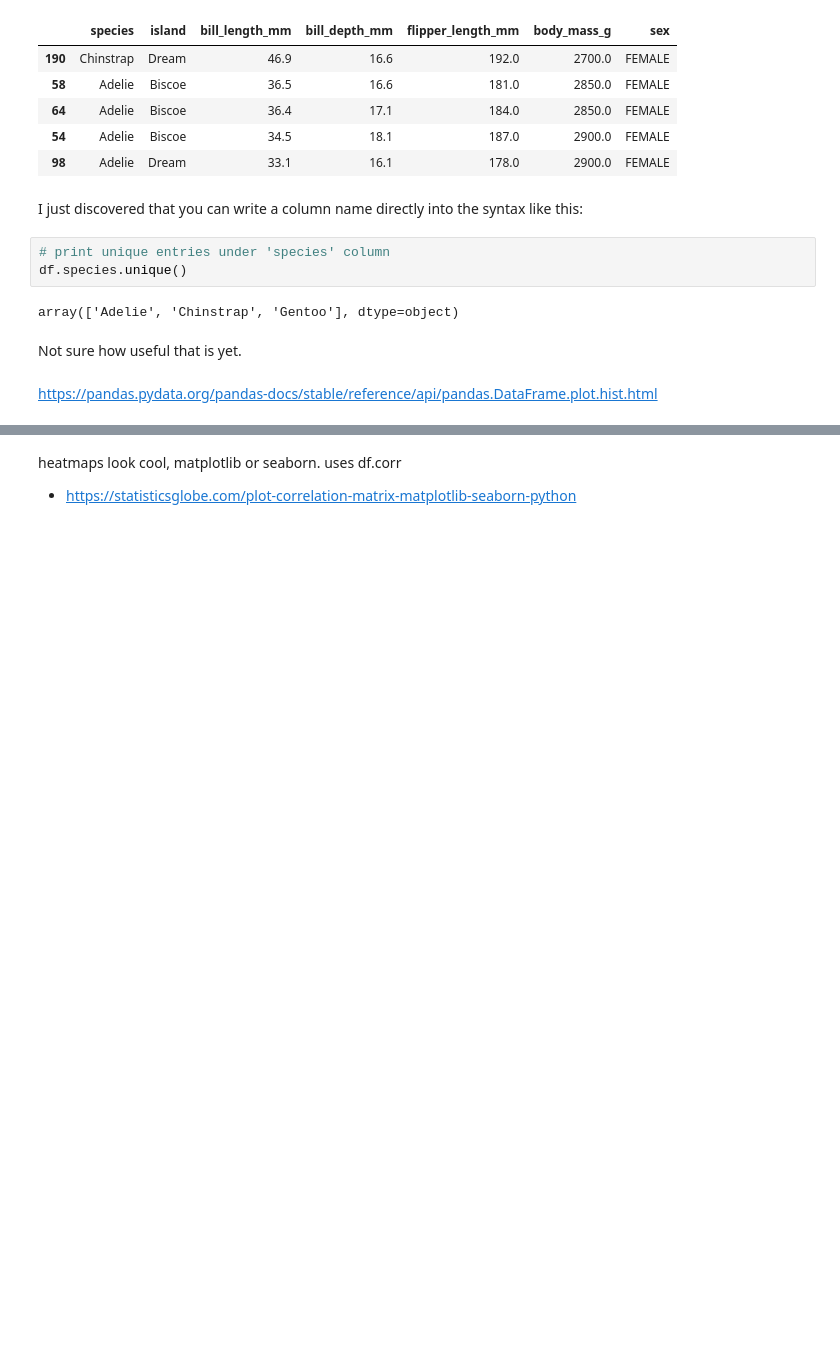
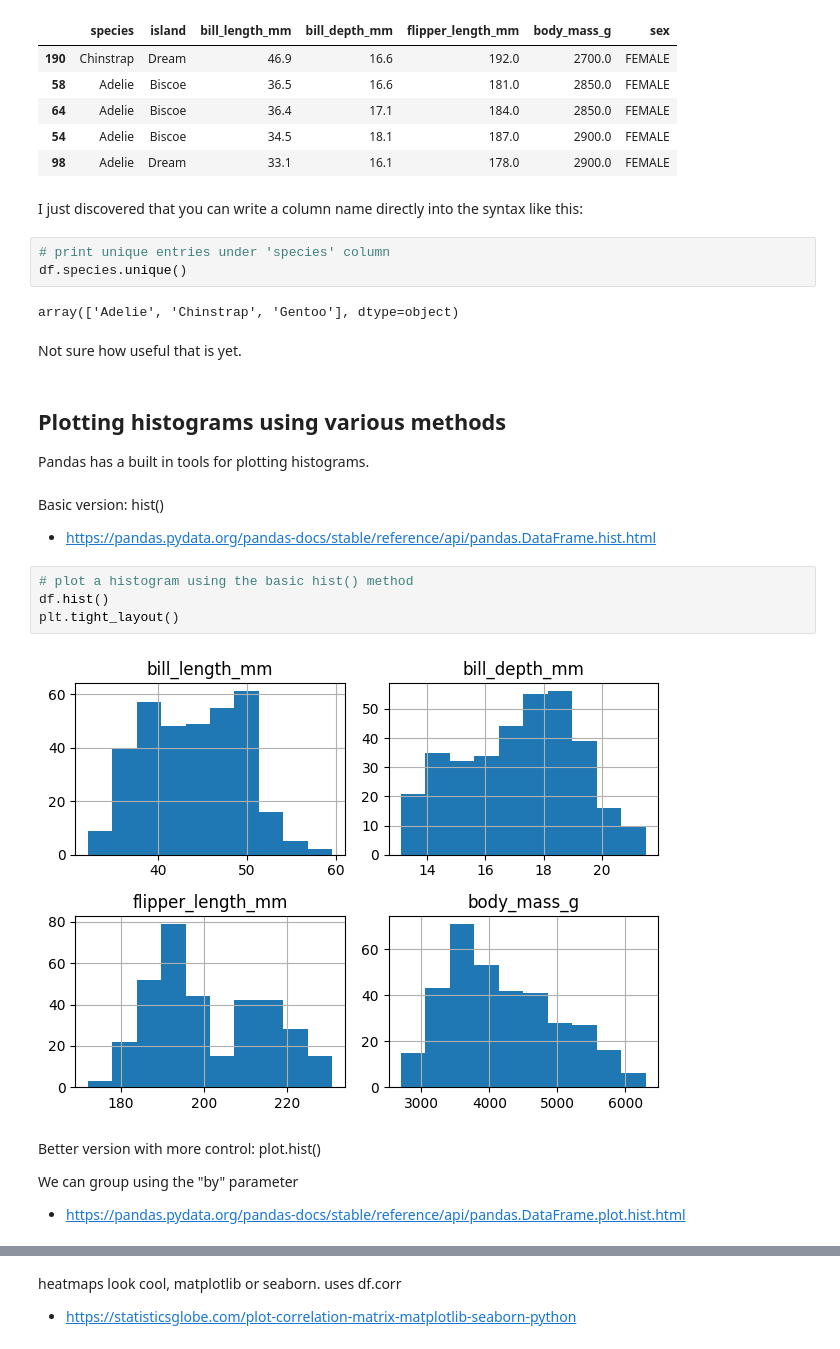
Before and after one commit to holmstead/principles_of_data_analytics, a Jupyter notebook: penguins.ipynb, the cells around one changed output, grey strips where cells are left out. Cells and saved outputs as stored; diff of their text form; blank space fills up the shorter version.

```diff
--- a/penguins.ipynb
+++ b/penguins.ipynb
@@ -461,5 +481,23 @@ df.species.unique()
 array(['Adelie', 'Chinstrap', 'Gentoo'], dtype=object)
 # %% [markdown]
 Not sure how useful that is yet.
+# %% [markdown]
+## Plotting histograms using various methods
+
+Pandas has a built in tools for plotting histograms.
 # %% [markdown]
-https://pandas.pydata.org/pandas-docs/stable/reference/api/pandas.DataFrame.plot.hist.html
+Basic version: hist()
+
+- https://pandas.pydata.org/pandas-docs/stable/reference/api/pandas.DataFrame.hist.html
+# %%
+# plot a histogram using the basic hist() method
+df.hist()
+plt.tight_layout()
+# %% [output]
+[figure, added]
+# %% [markdown]
+Better version with more control: plot.hist()
+
+We can group using the "by" parameter
+
+- https://pandas.pydata.org/pandas-docs/stable/reference/api/pandas.DataFrame.plot.hist.html
```
Also changed, not shown: parts of 37 cells of this notebook.
